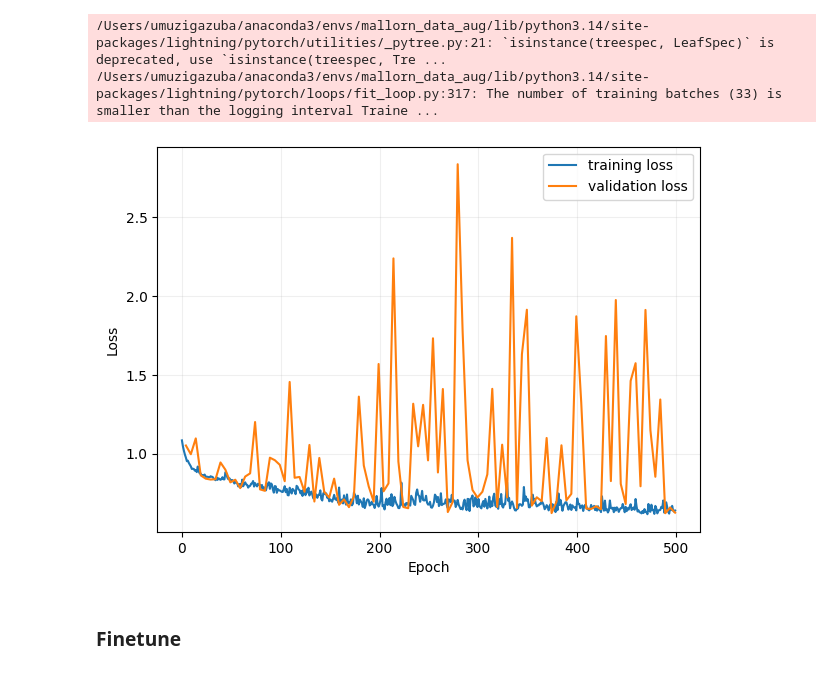
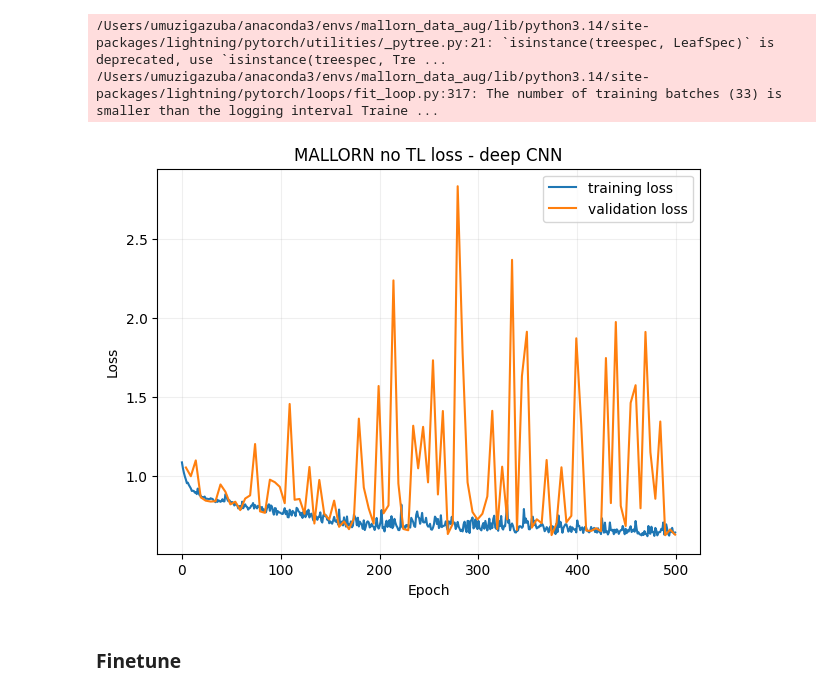
Before and after one commit to umuzigazuba/AI4Science_Transfer_Learning, a Jupyter notebook: notebooks/training_models.ipynb, the cells around one changed output. Saved outputs shown, nothing was run; the diff lists cells and outputs as text; code cells hidden in the pictures.

```diff
--- a/notebooks/training_models.ipynb
+++ b/notebooks/training_models.ipynb
@@ -314,21 +366,22 @@ TPU available: False, using: 0 TPU cores
 # %%
 pretrain_logs = pd.read_csv("lightning_logs/shallow_cnn_pretrain/metrics.csv")
 
 fig, ax = plt.subplots(figsize = (7, 5))
 
 train_mask = ~np.isnan(pretrain_logs["train_loss"])
 plt.plot(pretrain_logs["epoch"][train_mask], pretrain_logs["train_loss"][train_mask], label = "training loss")
 
 validation_mask = ~np.isnan(pretrain_logs["validation_loss"])
 plt.plot(pretrain_logs["epoch"][validation_mask], pretrain_logs["validation_loss"][validation_mask], label = "validation loss")
 
+plt.title("MALLORN no TL loss - deep CNN")
 plt.xlabel("Epoch")
 plt.ylabel("Loss")
 ax.grid(True, alpha = 0.2)
 ax.legend()
 plt.show()
 # %% [output]
-[figure, old version]
+[figure, new version]
 # %% [markdown]
 ### Finetune
 # %%
```
Also changed, not shown: parts of 11 cells of this notebook, 1 other file.
